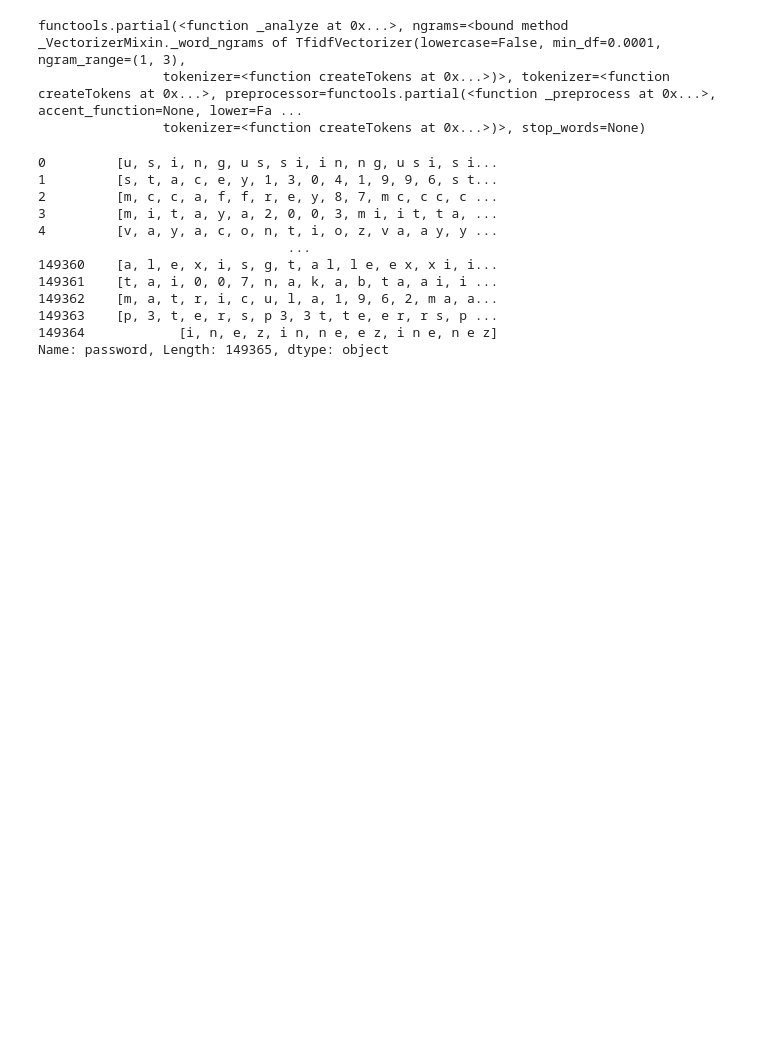
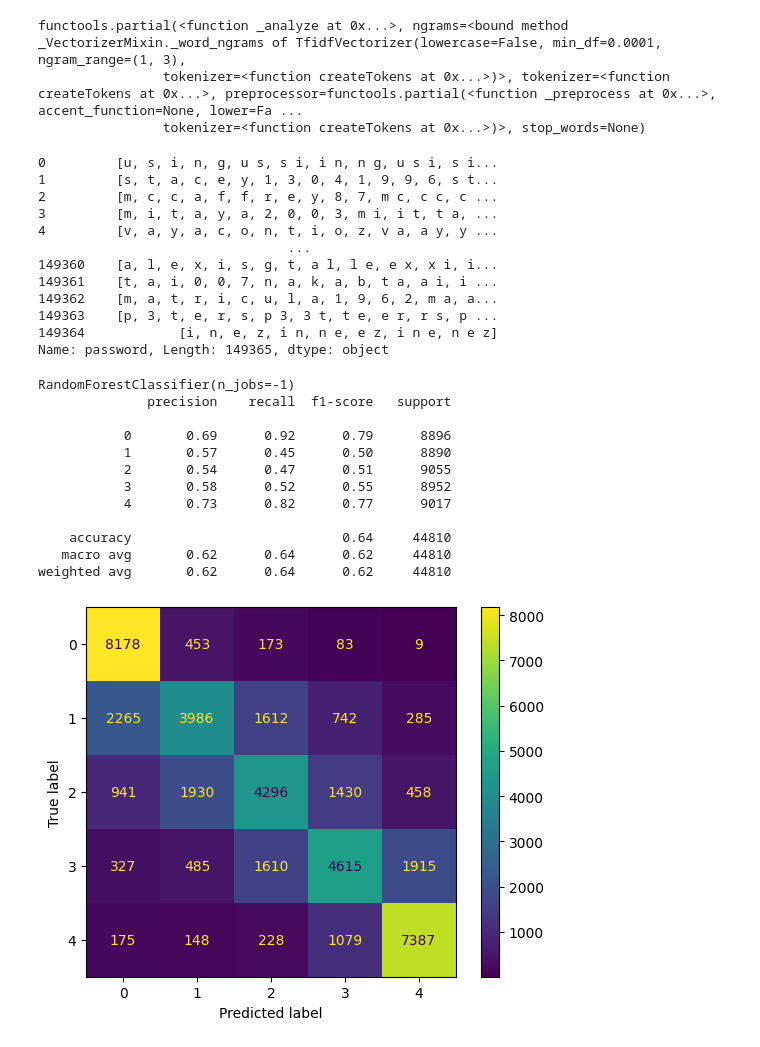
Before and after one commit to KarthikUdyawar/passwordometer, a Jupyter notebook: model.ipynb, the cells around one changed output. Cells and saved outputs as stored; diff of their text form; code cells hidden in the pictures; blank space fills up the shorter version.

Commit message:
Train model
### Added

- Added  models to check which is best model for own project.

```diff
--- a/model.ipynb
+++ b/model.ipynb
@@ -125,0 +95,4 @@ y = df["strength"]
+# %%
+X_train, X_test, y_train, y_test = train_test_split(
+    X, y, test_size=0.30, random_state=42
+)
@@ -125,0 +101,8 @@ y = df["strength"]
+# %%
+def result_model(model):
+    print(model)
+    model.fit(X_train, y_train)
+    y_predict = model.predict(X_test)
+    print(classification_report(y_test, y_predict, target_names=["0", "1", "2", "3", "4"]))
+    disp = ConfusionMatrixDisplay.from_predictions(y_test, y_predict)
+    plt.show()
@@ -125,0 +118,24 @@ y = df["strength"]
+# %%
+rfc = RandomForestClassifier(n_jobs=-1)
+dfc = DecisionTreeClassifier()
+sgd = SGDClassifier()
+lsvc = LinearSVC(max_iter=1000000)
+per = Perceptron()
+knc = KNeighborsClassifier(n_neighbors=5,n_jobs=-1)
+lr = LogisticRegression(max_iter=1000000)
+# %%
+result_model(rfc)
+# %% [output]
+RandomForestClassifier(n_jobs=-1)
+              precision    recall  f1-score   support
+
+           0       0.69      0.92      0.79      8896
+           1       0.57      0.45      0.50      8890
+           2       0.54      0.47      0.51      9055
+           3       0.58      0.52      0.55      8952
+           4       0.73      0.82      0.77      9017
+
+    accuracy                           0.64     44810
+   macro avg       0.62      0.64      0.62     44810
+weighted avg       0.62      0.64      0.62     44810
+[figure, added]
```
Also changed, not shown: parts of 17 cells of this notebook.
